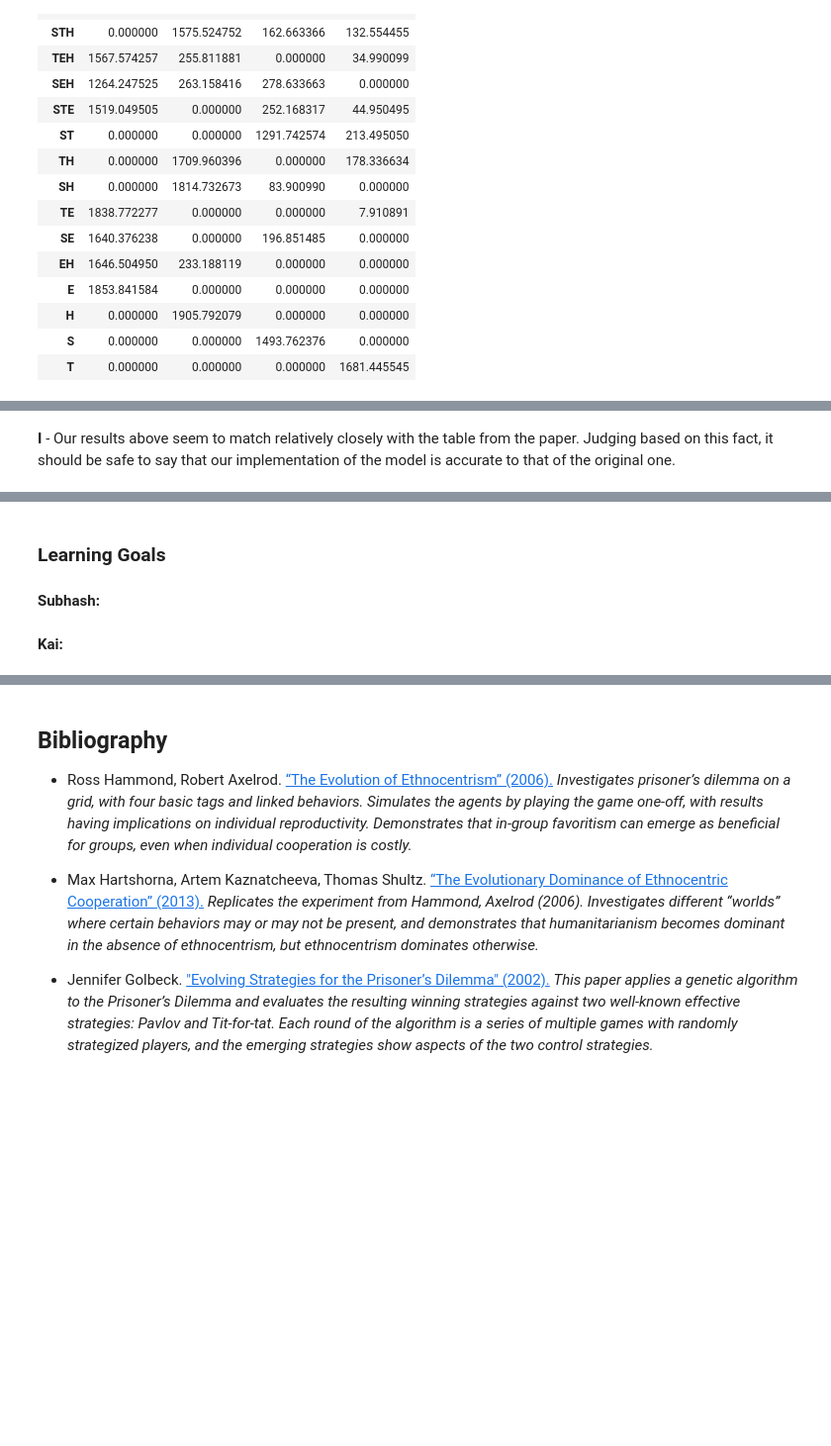
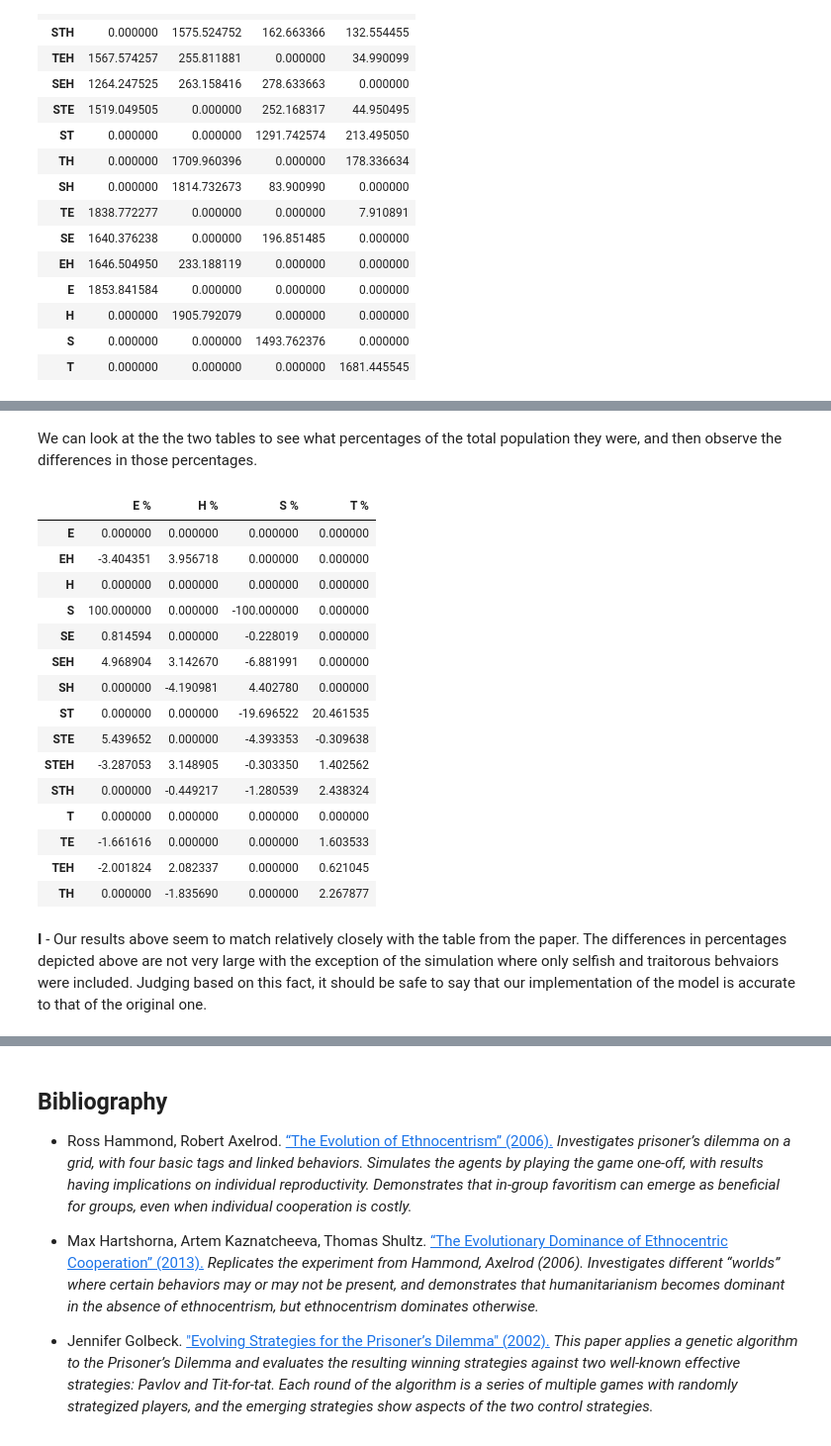
Before and after one commit to kailevy/EthnoModel, a Jupyter notebook: reports/Preliminary_Report_EvolveStrat.ipynb, the cells around one changed output, grey strips where cells are left out. Shown at 99% size. Cells and saved outputs as stored; diff of their text form; code cells hidden in the pictures; blank space fills up the shorter version.

```diff
--- a/reports/Preliminary_Report_EvolveStrat.ipynb
+++ b/reports/Preliminary_Report_EvolveStrat.ipynb
@@ -142,10 +167,44 @@ newtemp.reindex(['STEH','STH','TEH','SEH','STE','ST','TH','SH','TE','SE','EH','E
+# %% [markdown]
+We can look at the the two tables to see what percentages of the total population they were, and then observe the differences in those percentages.
+# %%
+orig_model_results = {'E': [100.0, 0.0, 0.0, 0.0],
+ 'EH': [84.19, 15.81, 0.0, 0.0],
+ 'H': [0.0, 100.0, 0.0, 0],
+ 'S': [100.0, 0.0, 0.0, 0.0],
+ 'SE': [90.1, 0.0, 9.99, 0.0],
+ 'SEH': [74.97, 17.17, 7.86, 0.0],
+ 'SH': [0.0, 91.39, 8.61, 0.0],
+ 'ST': [0.0, 0.0, 66.12, 33.88],
+ 'STE': [89.08, 0.0, 8.88, 2.04],
+ 'STEH': [74.78,14.48,7.77,2.97],
+ 'STH': [0.0, 83.77, 7.04, 9.19],
+ 'T': [0.0, 0.0, 0.0, 100.0],
+ 'TE': [97.91, 0.0, 0.0, 2.01],
+ 'TEH': [82.35, 15.25, 0.0, 2.41],
+ 'TH': [0.0, 88.72, 0.0, 11.28]}
+
+orig_model_table = pd.DataFrame(orig_model_results).transpose()
+orig_model_table.columns = ['E %', 'H %', 'S %', 'T %']
+orig_model_table.reindex(['STEH','STH','TEH','SEH','STE','ST','TH','SH','TE','SE','EH','E','H','S','T'])
+orig_model_table - newtemp[['E %','H %','S %','T %']]
+# %% [output]
+|  | E % | H % | S % | T % |
+| E | 0.000000 | 0.000000 | 0.000000 | 0.000000 |
+| EH | -3.404351 | 3.956718 | 0.000000 | 0.000000 |
+| H | 0.000000 | 0.000000 | 0.000000 | 0.000000 |
+| S | 100.000000 | 0.000000 | -100.000000 | 0.000000 |
+| SE | 0.814594 | 0.000000 | -0.228019 | 0.000000 |
+| SEH | 4.968904 | 3.142670 | -6.881991 | 0.000000 |
+| SH | 0.000000 | -4.190981 | 4.402780 | 0.000000 |
+| ST | 0.000000 | 0.000000 | -19.696522 | 20.461535 |
+| STE | 5.439652 | 0.000000 | -4.393353 | -0.309638 |
+| STEH | -3.287053 | 3.148905 | -0.303350 | 1.402562 |
+| STH | 0.000000 | -0.449217 | -1.280539 | 2.438324 |
+| T | 0.000000 | 0.000000 | 0.000000 | 0.000000 |
+| TE | -1.661616 | 0.000000 | 0.000000 | 1.603533 |
+| TEH | -2.001824 | 2.082337 | 0.000000 | 0.621045 |
+| TH | 0.000000 | -1.835690 | 0.000000 | 2.267877 |
 # %% [markdown]
-**I** - Our results above seem to match relatively closely with the table from the paper. Judging based on this fact, it should be safe to say that our implementation of the model is accurate to that of the original one.
+**I** - Our results above seem to match relatively closely with the table from the paper. The differences in percentages depicted above are not very large with the exception of the simulation where only selfish and traitorous behvaiors were included. Judging based on this fact, it should be safe to say that our implementation of the model is accurate to that of the original one.
 # %% [markdown]
 ![Allowed Behavior Mean Agent Counts](./images/meanagentstable.PNG)
-# %% [markdown]
-### Learning Goals
-
-#### Subhash:
-
-#### Kai:
```
Also changed, not shown: parts of 4 cells of this notebook.
